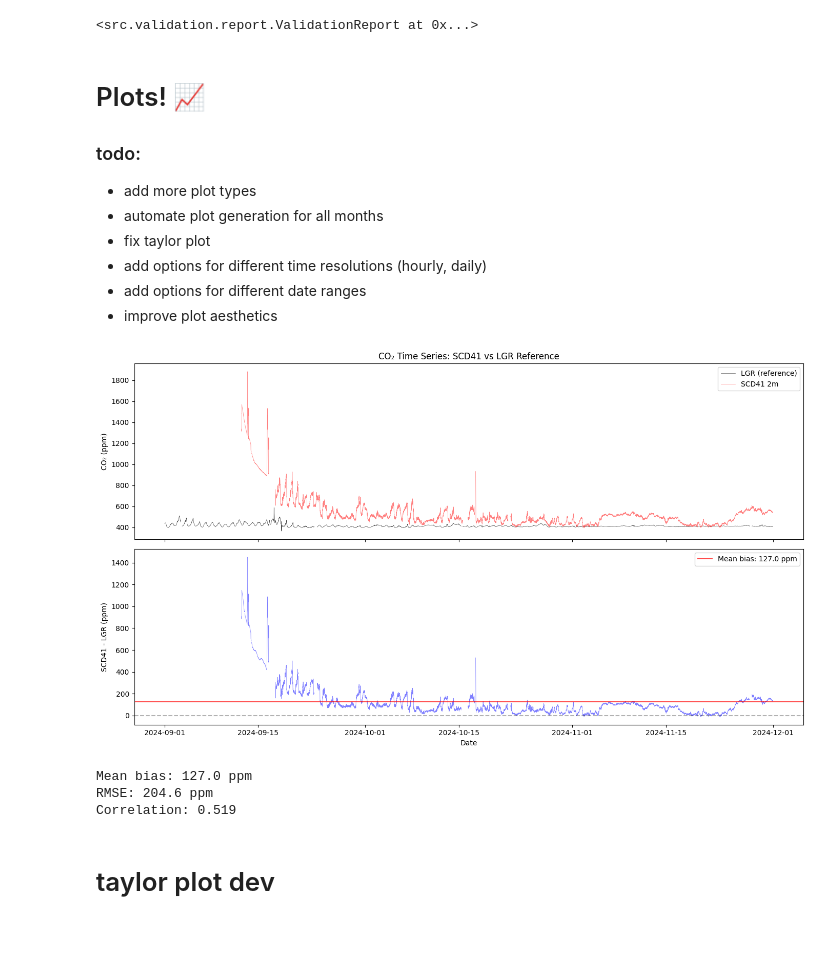
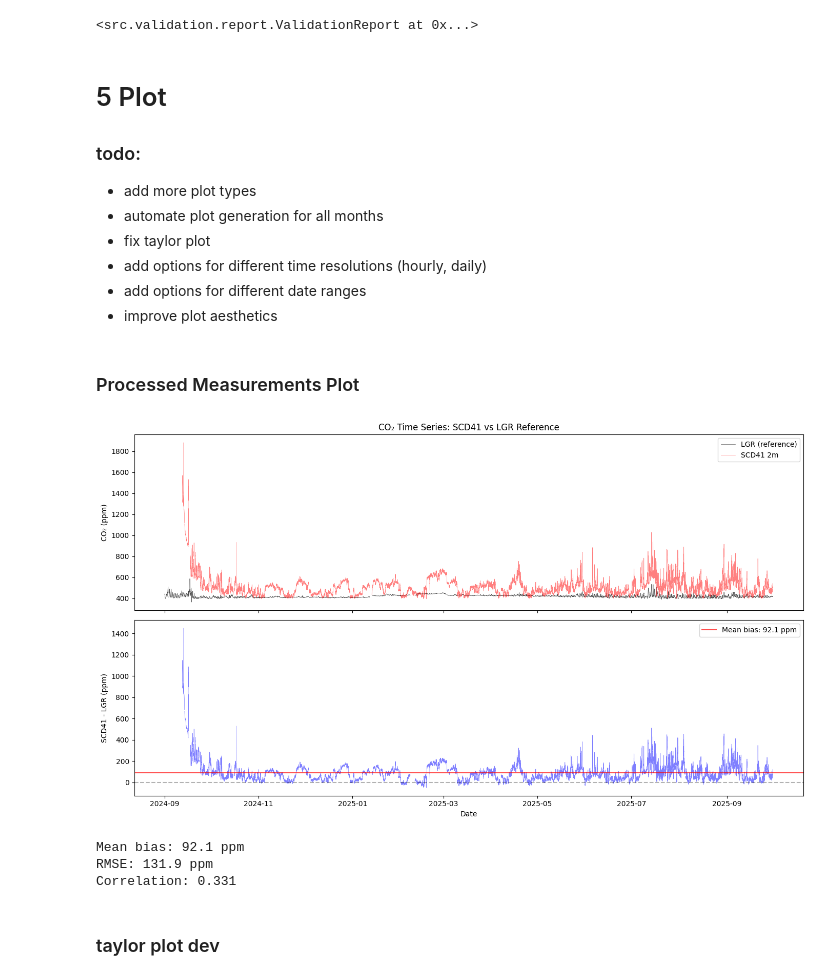
Before and after one commit to SMEAR-EE/SCD41_DATA, a Jupyter notebook: process_data.ipynb, the cells around one changed output. Saved outputs shown, nothing was run; the diff lists cells and outputs as text; code cells hidden in the pictures; blank space fills up the shorter version.

Commit message:
plot debug start

```diff
--- a/process_data.ipynb
+++ b/process_data.ipynb
@@ -117,7 +113,7 @@ Year-month range: 2024-09 to 2025-09
 ============================================================================
 <src.validation.report.ValidationReport at 0x...>
 # %% [markdown]
-# Plots! 📈
+# 5 Plot
 
 ### todo:
  - add more plot types
@@ -126,46 +122,48 @@ Year-month range: 2024-09 to 2025-09
  - add options for different time resolutions (hourly, daily)
  - add options for different date ranges
  - improve plot aesthetics
+# %% [markdown]
+### Processed Measurements Plot
 # %%
 import matplotlib.pyplot as plt
 
-merged = pd.read_csv('output/merged/SMEAR_EE_CO2_merged.csv', parse_dates=['timestamp'])
+merged = pd.read_csv('output/merged/csv/SMEAR_EE_CO2_merged.csv', parse_dates=['timestamp'])
 
 # Quick comparison: SCD41 2m vs LGR reference
 fig, axes = plt.subplots(2, 1, figsize=(14, 8), sharex=True)
 
 # Time series
 ax1 = axes[0]
 ax1.plot(merged['timestamp'], merged['lgr_30m_CO2_dry_mean'], 'k-', alpha=0.7, label='LGR (reference)', linewidth=0.5)
 ax1.plot(merged['timestamp'], merged['co2_sct1_2m_co2_mean'], 'r-', alpha=0.5, label='SCD41 2m', linewidth=0.5)
 ax1.set_ylabel('CO₂ (ppm)')
 ax1.legend()
 ax1.set_title('CO₂ Time Series: SCD41 vs LGR Reference')
 
 # Difference
 ax2 = axes[1]
 diff = merged['co2_sct1_2m_co2_mean'] - merged['lgr_30m_CO2_dry_mean']
 ax2.plot(merged['timestamp'], diff, 'b-', alpha=0.5, linewidth=0.5)
 ax2.axhline(0, color='k', linestyle='--', alpha=0.3)
 ax2.axhline(diff.mean(), color='r', linestyle='-', alpha=0.7, label=f'Mean bias: {diff.mean():.1f} ppm')
 ax2.set_ylabel('SCD41 - LGR (ppm)')
 ax2.set_xlabel('Date')
 ax2.legend()
 
 plt.tight_layout()
-plt.savefig('output/plots/quick_comparison.png', dpi=150)
+plt.savefig('output/plots/quick_comparison.png', dpi=300)
 plt.show()
 
 print(f"Mean bias: {diff.mean():.1f} ppm")
 print(f"RMSE: {(diff**2).mean()**0.5:.1f} ppm")
 print(f"Correlation: {merged['co2_sct1_2m_co2_mean'].corr(merged['lgr_30m_CO2_dry_mean']):.3f}")
 # %% [output]
-[figure, old version]
+[figure, new version]
-Mean bias: 127.0 ppm
-RMSE: 204.6 ppm
-Correlation: 0.519
+Mean bias: 92.1 ppm
+RMSE: 131.9 ppm
+Correlation: 0.331
 # %% [markdown]
-# taylor plot dev
+### taylor plot dev
 # %%
 import numpy as np
 import pandas as pd
```
Also changed, not shown: parts of 14 cells of this notebook, 3 other files.
